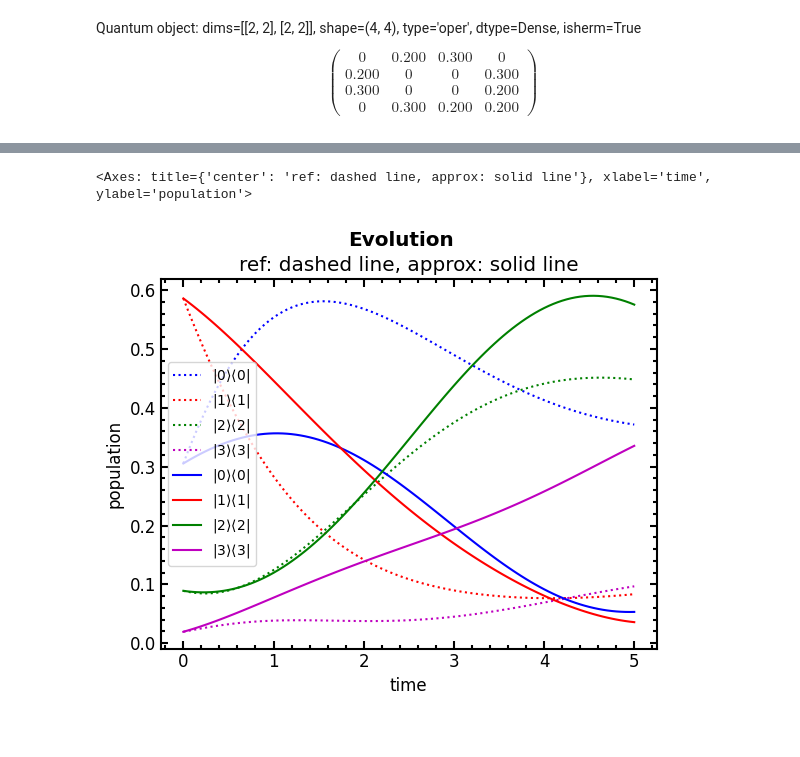
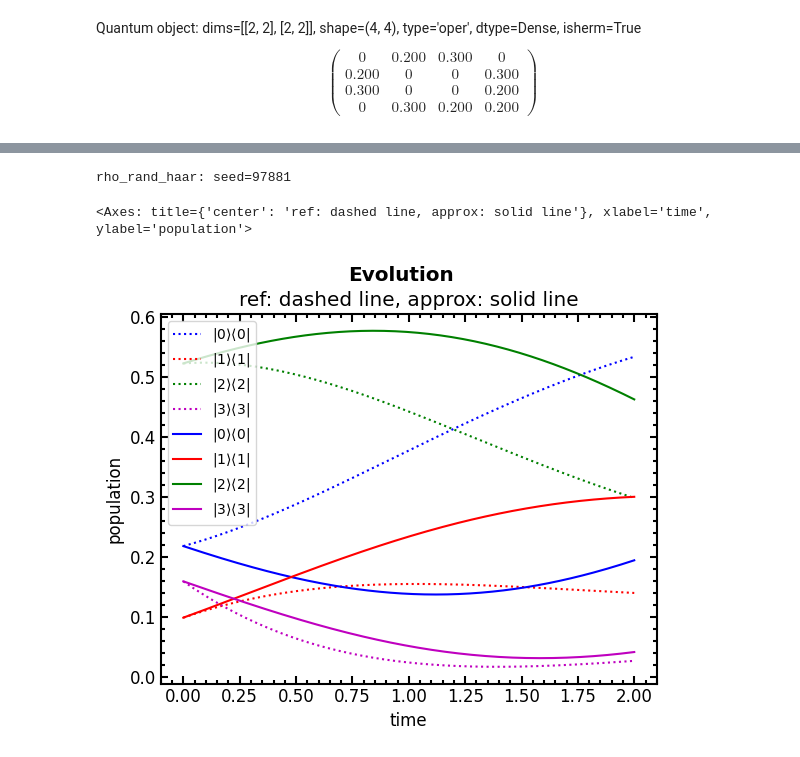
Before and after one commit to davidvrchen/quantum-channel-approximation, a Jupyter notebook: results/decay_two_qubits/ham.ipynb, the cells around one changed output, grey strips where cells are left out. Drawn from its saved outputs; the diff is of its cells as text; code cells hidden in the pictures.

```diff
--- a/results/decay_two_qubits/ham.ipynb
+++ b/results/decay_two_qubits/ham.ipynb
@@ -77,17 +93,18 @@ np.sum(ham.dot(ham.conj().T) - np.identity(2**m) )# check if unitary
 # %%
-rho0 = rho_rand_haar(m, 5)
+rho0 = rho_rand_haar(m)
 evolver = evolver_fac(circuit, theta_opt)
-rhos = evolver(100, rho0.full())
+rhos = evolver(200, rho0.full())
 
 Os = [O.full() for O in create_observables_comp_basis(m)]
 
 ess = measure_rhos(rhos, Os)
-rho_ref_s, ts = solve_lindblad_rho0(rho0, delta_t=0.05, N=100, s=system, jump_opers=jump_oper)
+rho_ref_s, ts = solve_lindblad_rho0(rho0, delta_t=0.01, N=200, s=system, jump_opers=jump_oper)
 e_ref_ss = measure_rhos([r.full() for r in rho_ref_s], Os)
 compare_ess((ts, ess, "approx"), (ts, e_ref_ss, "ref"), labels=comp_basis_labels(m))
 # %% [output]
-<Axes: title={'center': 'ref: dashed line, approx: solid line'}, xlabel='time', ylabel='population'>
+rho_rand_haar: seed=97881
+<Axes: title={'center': 'ref: dashed line, approx: solid line'}, xlabel='time', ylabel='population'>
-[figure, old version]
+[figure, new version]
 # %%
 plt.loglog(errors)
 # %% [output]
```
Also changed, not shown: parts of 6 cells of this notebook, 13 other files.
